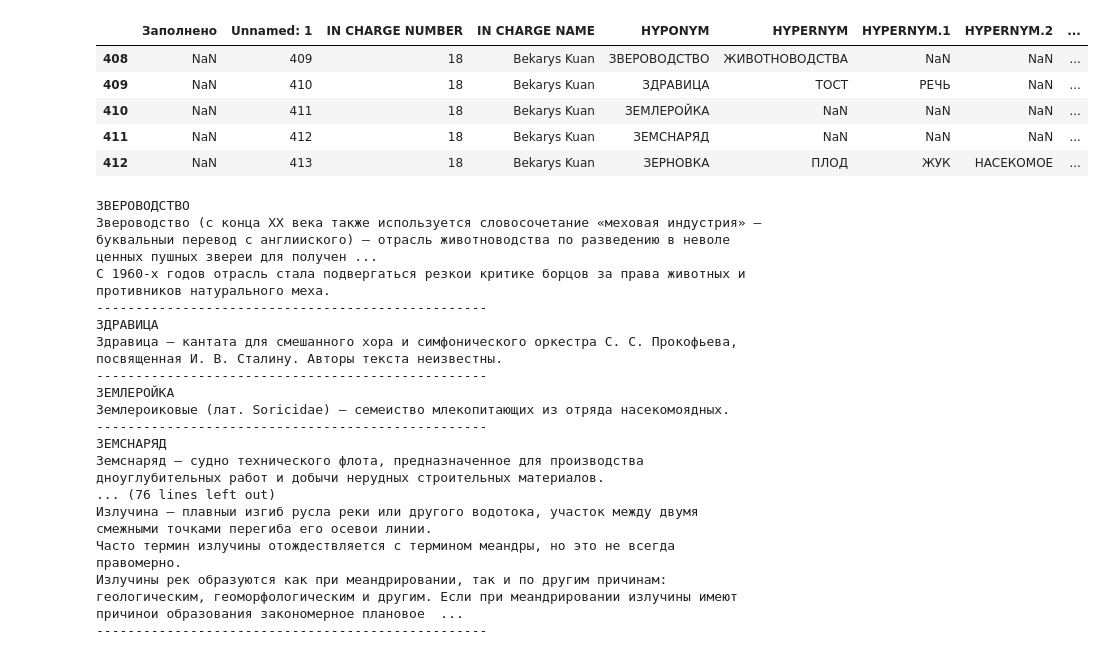
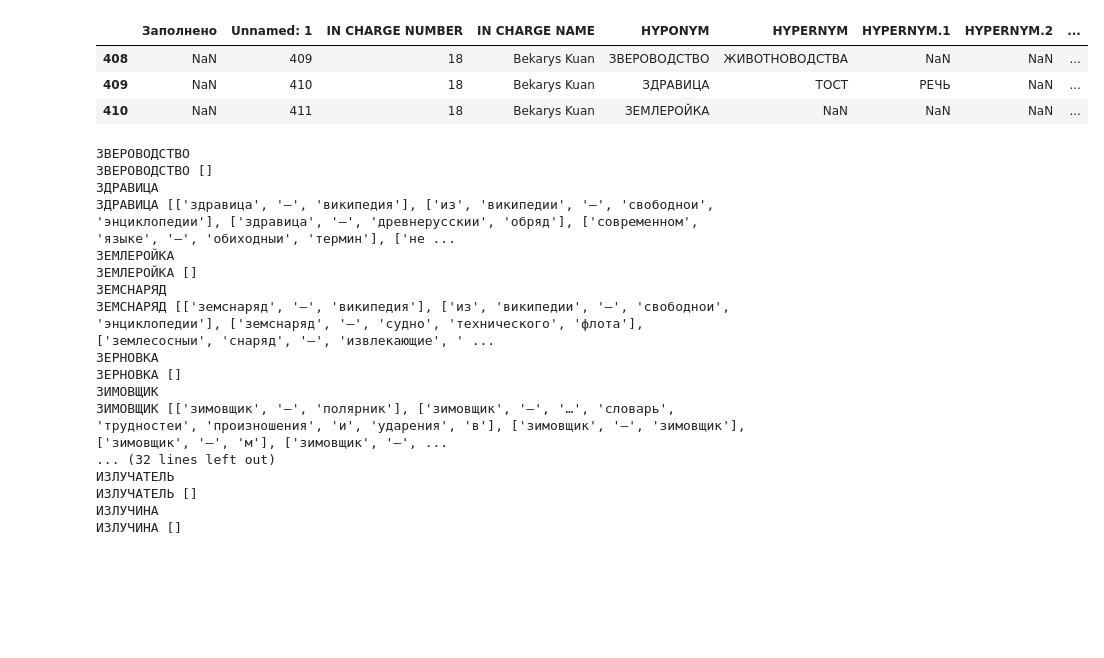
Before and after one commit to bekaq1/NLP, a Jupyter notebook: Lab 2/code.ipynb, the cells around one changed output. Saved outputs shown, nothing was run; the diff lists cells and outputs as text; code cells hidden in the pictures; blank space fills up the shorter version.

Commit message:
Search from google, and parse first 10 websites and gets hyperonyms

```diff
--- a/Lab 2/code.ipynb
+++ b/Lab 2/code.ipynb
@@ -181,41 +761,35 @@ Mounted at /content/gdrive
 # %%
 import pandas as pd
 
 CHARGE_NUMBER = 18
 
 df = pd.read_csv("/content/gdrive/My Drive/lab2_words.csv")
 charge = df.loc[df['IN CHARGE NUMBER'] == CHARGE_NUMBER]
-charge.head(5)
+charge.head(3)
 # %% [output]
 |  | Заполнено | Unnamed: 1 | IN CHARGE NUMBER | IN CHARGE NAME | HYPONYM | HYPERNYM | HYPERNYM.1 | HYPERNYM.2 | ... |
 | 408 | NaN | 409 | 18 | Bekarys Kuan | ЗВЕРОВОДСТВО | ЖИВОТНОВОДСТВА | NaN | NaN | ... |
 | 409 | NaN | 410 | 18 | Bekarys Kuan | ЗДРАВИЦА | ТОСТ | РЕЧЬ | NaN | ... |
 | 410 | NaN | 411 | 18 | Bekarys Kuan | ЗЕМЛЕРОЙКА | NaN | NaN | NaN | ... |
-| 411 | NaN | 412 | 18 | Bekarys Kuan | ЗЕМСНАРЯД | NaN | NaN | NaN | ... |
-| 412 | NaN | 413 | 18 | Bekarys Kuan | ЗЕРНОВКА | ПЛОД | ЖУК | НАСЕКОМОЕ | ... |
 # %%
 for index, row in charge.iterrows():
-    try:
-      print(row['HYPONYM'])
-      get_hyperonyms(row['HYPONYM'])
-      print("-"*50)
-    except:
-        pass
+    print(row['HYPONYM'])
+    get_hyperonyms(row['HYPONYM'])
 # %% [output]
 ЗВЕРОВОДСТВО
-Звероводство (с конца XX века также используется словосочетание «меховая индустрия» — буквальныи перевод с англииского) — отрасль животноводства по разведению в неволе ценных пушных звереи для получен ...
-С 1960-х годов отрасль стала подвергаться резкои критике борцов за права животных и противников натурального меха.
---------------------------------------------------
+ЗВЕРОВОДСТВО []
 ЗДРАВИЦА
-Здравица — кантата для смешанного хора и симфонического оркестра С. С. Прокофьева, посвященная И. В. Сталину. Авторы текста неизвестны.
---------------------------------------------------
+ЗДРАВИЦА [['здравица', '—', 'википедия'], ['из', 'википедии', '—', 'свободнои', 'энциклопедии'], ['здравица', '—', 'древнерусскии', 'обряд'], ['современном', 'языке', '—', 'обиходныи', 'термин'], ['не ...
 ЗЕМЛЕРОЙКА
-Землероиковые (лат. Soricidae) — семеиство млекопитающих из отряда насекомоядных.
---------------------------------------------------
+ЗЕМЛЕРОЙКА []
 ЗЕМСНАРЯД
-Земснаряд — судно технического флота, предназначенное для производства дноуглубительных работ и добычи нерудных строительных материалов.
-... (76 lines left out)
-Излучина — плав­ныи из­ги­б рус­ла реки или другого водотока, участок между двумя смежными точками перегиба его осевои линии.
-Часто термин излучины отождествляется с термином меандры, но это не всегда правомерно.
-Излучины рек образуются как при меандрировании, так и по другим причинам: геологическим, геоморфологическим и другим. Если при меандрировании излучины имеют причинои образования закономерное плановое  ...
---------------------------------------------------
+ЗЕМСНАРЯД [['земснаряд', '—', 'википедия'], ['из', 'википедии', '—', 'свободнои', 'энциклопедии'], ['земснаряд', '—', 'судно', 'технического', 'флота'], ['землесосныи', 'снаряд', '—', 'извлекающие', ' ...
+ЗЕРНОВКА
+ЗЕРНОВКА []
+ЗИМОВЩИК
+ЗИМОВЩИК [['зимовщик', '—', 'полярник'], ['зимовщик', '—', '…', 'словарь', 'трудностеи', 'произношения', 'и', 'ударения', 'в'], ['зимовщик', '—', 'зимовщик'], ['зимовщик', '—', 'м'], ['зимовщик', '—', ...
+... (32 lines left out)
+ИЗЛУЧАТЕЛЬ
+ИЗЛУЧАТЕЛЬ []
+ИЗЛУЧИНА
+ИЗЛУЧИНА []
```
Also changed, not shown: parts of 7 cells of this notebook, 1 other file.
